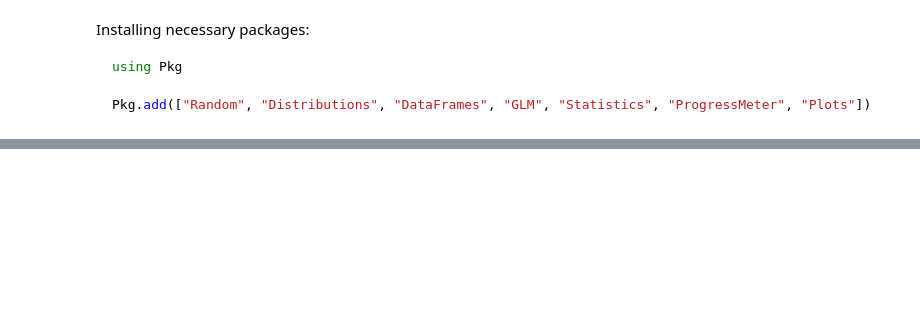
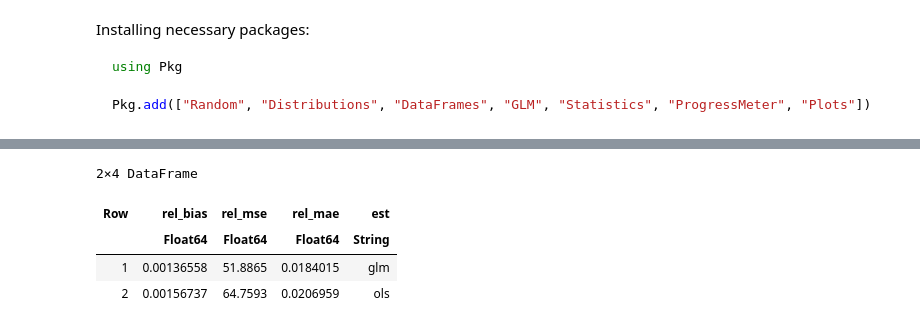
Before and after one commit to ncn-foreigners/Estimation-of-the-number-of-irregular-foreigners, a Jupyter notebook: original_model_sim.ipynb, the cells around one changed output, grey strips where cells are left out. Saved outputs shown, nothing was run; the diff lists cells and outputs as text; code cells hidden in the pictures; blank space fills up the shorter version.

```diff
--- a/original_model_sim.ipynb
+++ b/original_model_sim.ipynb
@@ -96,0 +162,13 @@ CSV.write(pwd() * "/data_raw/init_res.csv", df_res);
+# %%
+DataFrame(
+    rel_bias = [mean((df_res[:, 2] .- df_res[:, 3]) ./ df_res[:, 2]), mean((df_res[:, 2] .- df_res[:, 4]) ./ df_res[:, 2])],
+    rel_mse  = [mean(((df_res[:, 2] .- df_res[:, 3]) .^ 2) ./ df_res[:, 2]), mean(((df_res[:, 2] .- df_res[:, 4]) .^ 2) ./ df_res[:, 2])],
+    rel_mae  = [mean(abs.(df_res[:, 2] .- df_res[:, 3]) ./ df_res[:, 2]), mean(abs.(df_res[:, 2] .- df_res[:, 4]) ./ df_res[:, 2])],
+    est      = ["glm","ols"]
+)
+# %% [output]
+2×4 DataFrame
+| Row | rel_bias | rel_mse | rel_mae | est |
+|  | Float64 | Float64 | Float64 | String |
+| 1 | 0.00136558 | 51.8865 | 0.0184015 | glm |
+| 2 | 0.00156737 | 64.7593 | 0.0206959 | ols |
```
Also changed, not shown: parts of 7 cells of this notebook, 3 other files.
